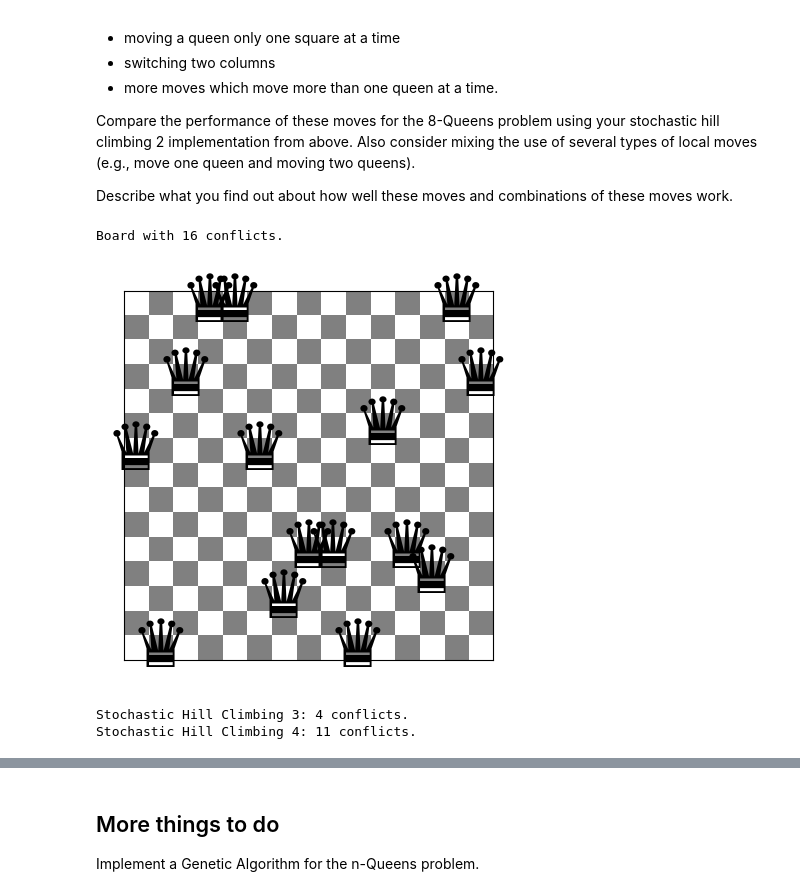
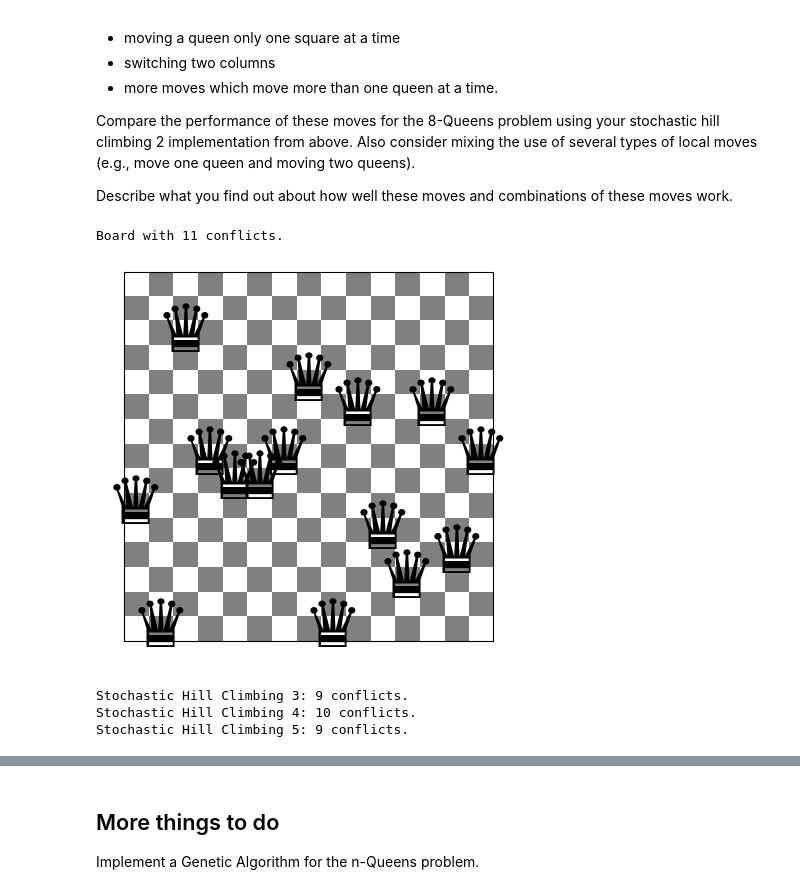
Before and after one commit to leilaniGegg/CS7320-ArtificialIntelligence, a Jupyter notebook: Assignment 4/n_queens.ipynb, the cells around one changed output, grey strips where cells are left out. Drawn from its saved outputs; the diff is of its cells as text; code cells hidden in the pictures.

```diff
--- a/Assignment 4/n_queens.ipynb
+++ b/Assignment 4/n_queens.ipynb
@@ -337,7 +337,7 @@ def simulated_annealing(board, temp):
                 best_conflicts = conflicts(best)
         t += 1
 # %%
-board = random_board(20)
+board = random_board(15)
 print('Original Board')
 show_board(board)
 
@@ -377,7 +384,7 @@ stochastic_climbing_2_runtime = []
 simulated_annealing_conflicts = []
 simulated_annealing_runtime = []
 
-board_sizes = [10,15,20,25]
+board_sizes = [15,20,25,30]
 
 for size in board_sizes:
     conflicts_per_board = []
@@ -529,13 +582,17 @@ def stochastic_climbing_4(board):
 # %%
 board = random_board(15)
 show_board(board)
 best_board = stochastic_climbing_3(board)
 print(f"Stochastic Hill Climbing 3: {conflicts(best_board)} conflicts.")
 
 best_board = stochastic_climbing_4(board)
 print(f"Stochastic Hill Climbing 4: {conflicts(best_board)} conflicts.")
+
+best_board = stochastic_climbing_5(board)
+print(f"Stochastic Hill Climbing 5: {conflicts(best_board)} conflicts.")
 # %% [output]
-Board with 16 conflicts.
+Board with 11 conflicts.
-[figure, old version]
+[figure, new version]
-Stochastic Hill Climbing 3: 4 conflicts.
-Stochastic Hill Climbing 4: 11 conflicts.
+Stochastic Hill Climbing 3: 9 conflicts.
+Stochastic Hill Climbing 4: 10 conflicts.
+Stochastic Hill Climbing 5: 9 conflicts.
```
Also changed, not shown: parts of 14 cells of this notebook.
